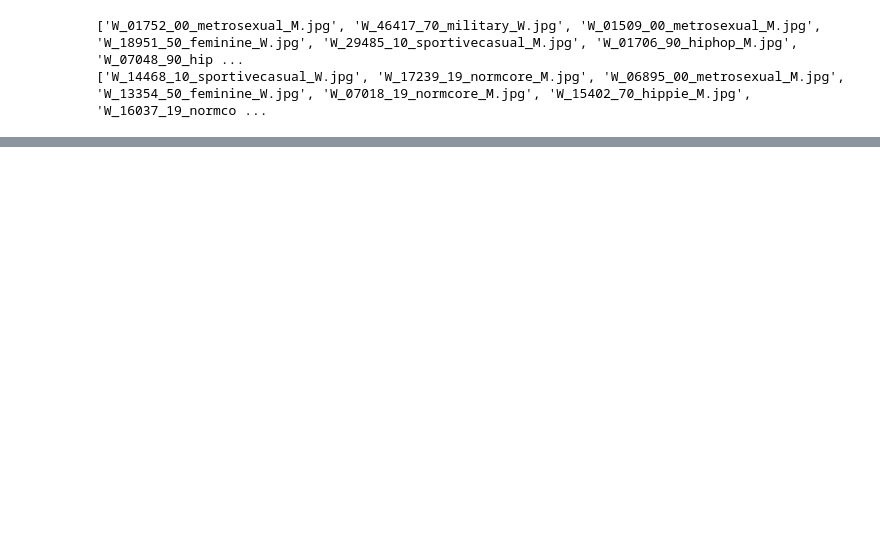
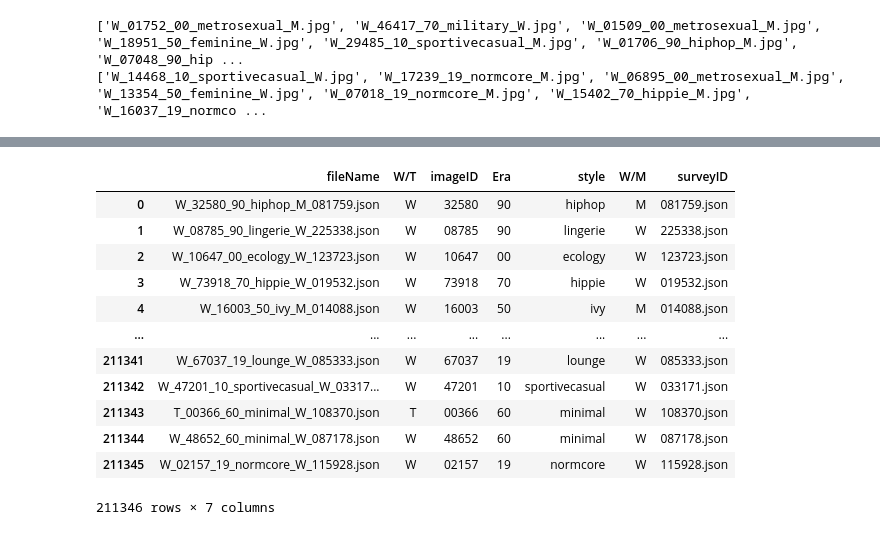
Before and after one commit to teto-ri/data_creator2024, a Jupyter notebook: jinu.ipynb, the cells around one changed output, grey strips where cells are left out. Cells and saved outputs as stored; diff of their text form; code cells hidden in the pictures; blank space fills up the shorter version.

```diff
--- a/jinu.ipynb
+++ b/jinu.ipynb
@@ -112,0 +137,3 @@ print(validation_grouped_df)
+# %%
+training_label = os.listdir('/home/team116/lab/LAB_0/resnet/data/training_label')
+training_label
@@ -112,0 +179,3 @@ print(validation_grouped_df)
+# %%
+training_label= [[original, *x.split("_")] for x, original in zip(training_label, training_label)]
+training_label
@@ -112,0 +221,20 @@ print(validation_grouped_df)
+# %%
+#pandas dataframe으로 변환
+import pandas as pd
+
+training_label = pd.DataFrame(training_label, columns = ["fileName", "W/T", "imageID", "Era", "style", "W/M", "surveyID"])
+training_label
+# %% [output]
+|  | fileName | W/T | imageID | Era | style | W/M | surveyID |
+| 0 | W_32580_90_hiphop_M_081759.json | W | 32580 | 90 | hiphop | M | 081759.json |
+| 1 | W_08785_90_lingerie_W_225338.json | W | 08785 | 90 | lingerie | W | 225338.json |
+| 2 | W_10647_00_ecology_W_123723.json | W | 10647 | 00 | ecology | W | 123723.json |
+| 3 | W_73918_70_hippie_W_019532.json | W | 73918 | 70 | hippie | W | 019532.json |
+| 4 | W_16003_50_ivy_M_014088.json | W | 16003 | 50 | ivy | M | 014088.json |
+| ... | ... | ... | ... | ... | ... | ... | ... |
+| 211341 | W_67037_19_lounge_W_085333.json | W | 67037 | 19 | lounge | W | 085333.json |
+| 211342 | W_47201_10_sportivecasual_W_03317... | W | 47201 | 10 | sportivecasual | W | 033171.json |
+| 211343 | T_00366_60_minimal_W_108370.json | T | 00366 | 60 | minimal | W | 108370.json |
+| 211344 | W_48652_60_minimal_W_087178.json | W | 48652 | 60 | minimal | W | 087178.json |
+| 211345 | W_02157_19_normcore_W_115928.json | W | 02157 | 19 | normcore | W | 115928.json |
+211346 rows × 7 columns
```
Also changed, not shown: parts of 26 cells of this notebook.
